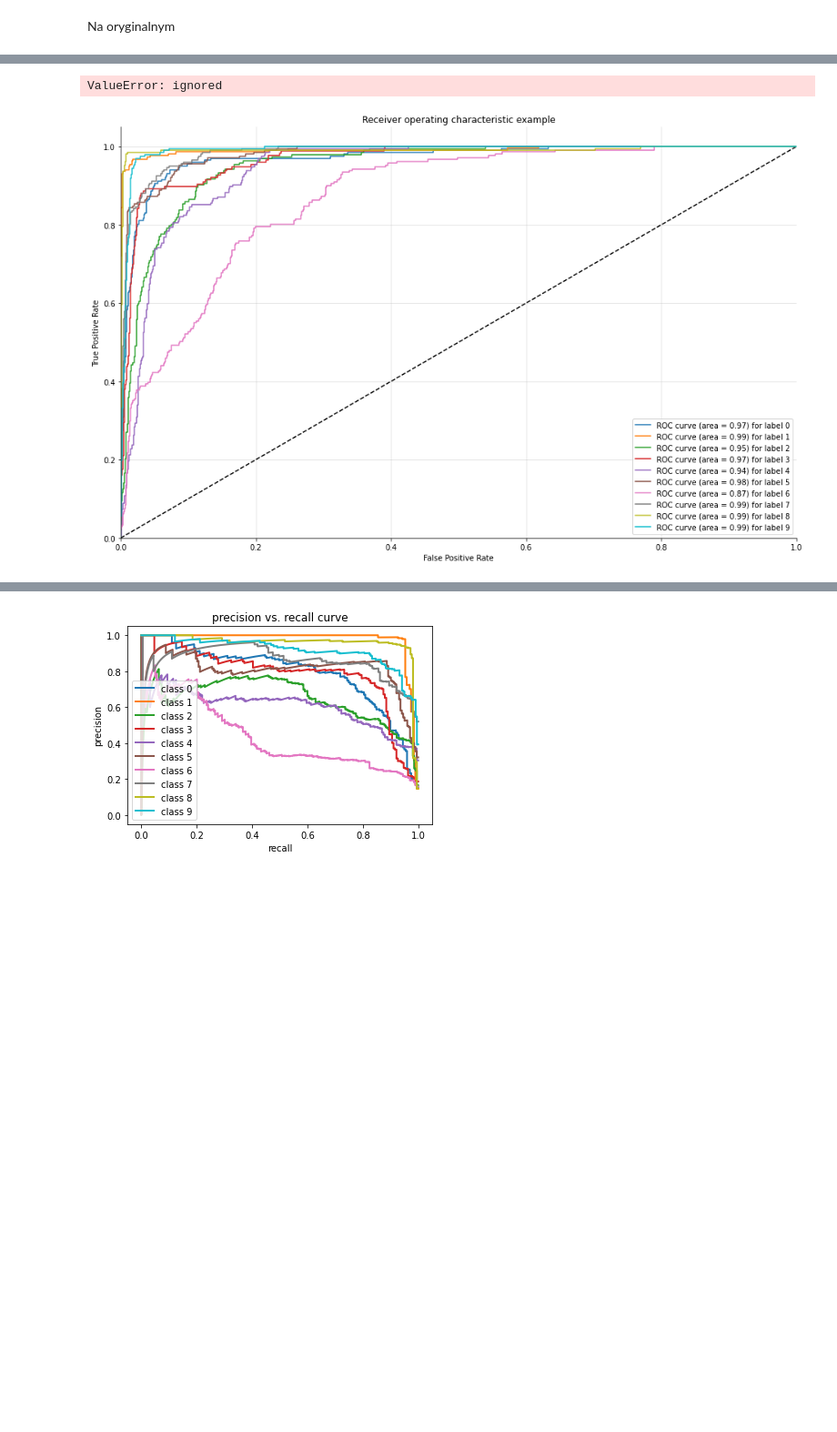
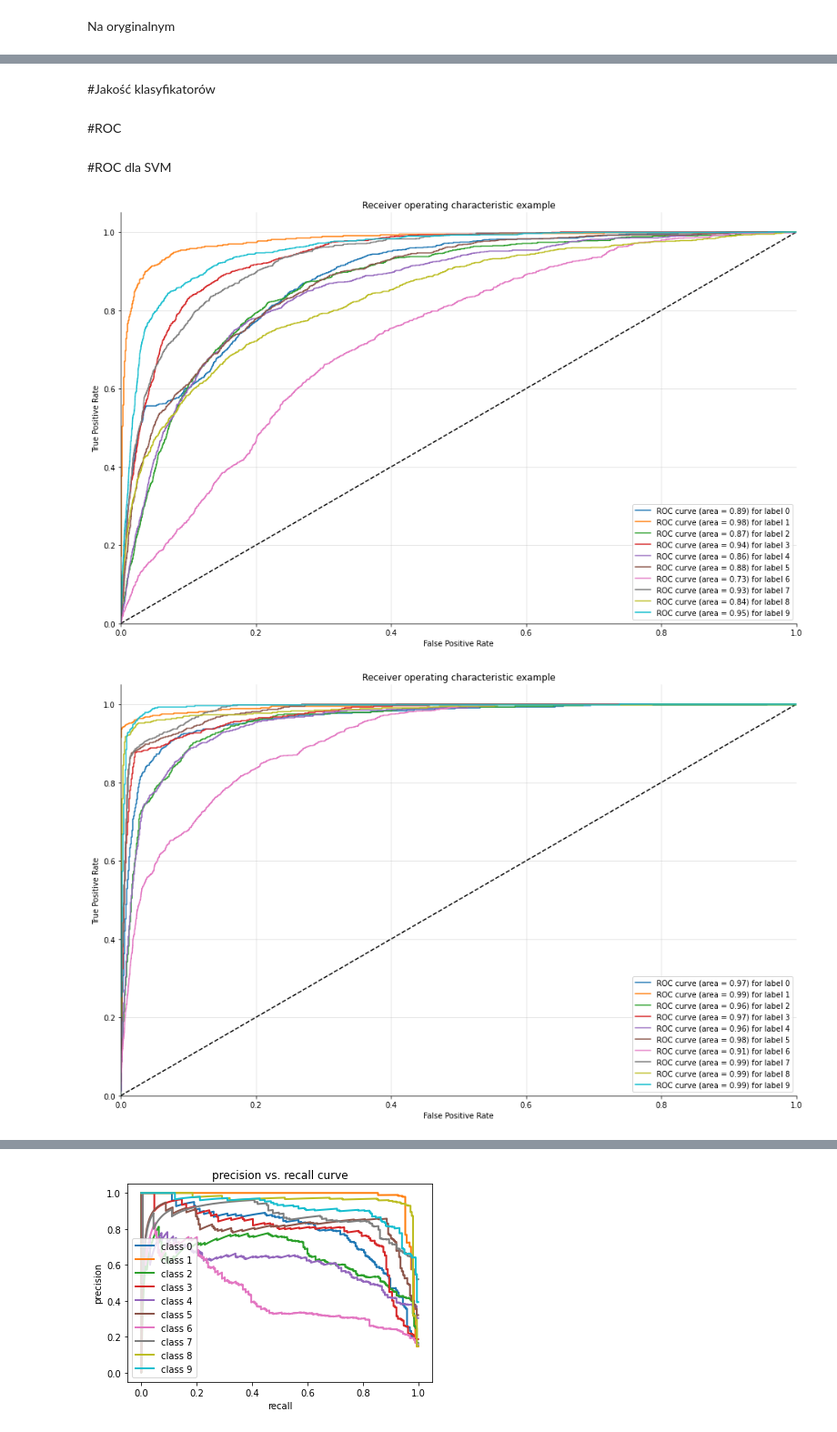
Before and after one commit to mnabywan/ML-project, a Jupyter notebook: MLproject.ipynb, the cells around one changed output, grey strips where cells are left out. Shown at 91% size. Cells and saved outputs as stored; diff of their text form; code cells hidden in the pictures; blank space fills up the shorter version.

```diff
--- a/MLproject.ipynb
+++ b/MLproject.ipynb
@@ -73,0 +169,3 @@ for dim in pca_dim:
+# %%
+encoded_imgs = encoder.predict(x_test)
+decoded_imgs = decoder.predict(encoded_imgs)
@@ -89,9 +220,10 @@ plt.show()
 # %% [markdown]
 ## AdaBoost
 # %%
-for size, dim in x_pca.keys():
-    x_train, x_test, y_train, y_test = train_test_split(x_pca[size, dim], y_pca[size], train_size=0.8)
-    classifier = AdaBoostClassifier(n_estimators=10, random_state=7)
-    classifier.fit(x_train, y_train)
-    print("SIZE = {}, DIMENSION = {}, SCORE = {}".format(size, dim, classifier.score(x_test, y_test)))
+for dim in dimensions:
+    for ep in epochs:
+      x_train, x_test, y_train, y_test = train_test_split(datasets[dim][ep][0], datasets[dim][ep][1], train_size=0.8)
+      classifier = AdaBoostClassifier(n_estimators=10, random_state=7)
+      classifier.fit(x_train, y_train)
+      print("DIMENSION = {}, EPOCHS = {}, SCORE = {}".format(dim, ep, classifier.score(x_test, y_test)))
 # %% [output]
@@ -119,9 +250,10 @@ classifier.score(x_test, y_test)
 # %% [markdown]
 ## SVM
 # %%
-for size, dim in x_pca.keys():
-    x_train, x_test, y_train, y_test = train_test_split(x_pca[size, dim], y_pca[size], train_size=0.8)
-    classifier = svm.SVC()
-    classifier.fit(x_train, y_train)
-    print("SIZE = {}, DIMENSION = {}, SCORE = {}".format(size, dim, classifier.score(x_test, y_test)))
+for dim in dimensions:
+    for ep in epochs:
+      x_train, x_test, y_train, y_test = train_test_split(datasets[dim][ep][0], datasets[dim][ep][1], train_size=0.8)
+      classifier = svm.SVC()
+      classifier.fit(x_train, y_train)
+      print("DIMENSION = {}, EPOCHS = {}, SCORE = {}".format(size, dim, classifier.score(x_test, y_test)))
 # %% [output]
@@ -167,9 +273,7 @@ def plot_roc(train_data, train_labels, test_data, test_labels, c, kernel):
-# %%
-for size, dim in x_pca.keys():
-    x_train, x_test, y_train, y_test = train_test_split(x_pca[(size, dim)], y_pca[size], train_size=0.8)
-    plot_roc(x_train, y_train, x_test, y_test, 1, 'rdf')
-# %% [output]
-ValueError: ignored
+# %% [markdown]
+#Jakość klasyfikatorów
+# %% [markdown]
+#ROC
 # %%
 def plot_multiclass_roc(clf, X_test, y_test, n_classes, figsize=(17, 6)):
     y_score = clf.decision_function(X_test)
@@ -199,13 +303,15 @@ def plot_multiclass_roc(clf, X_test, y_test, n_classes, figsize=(17, 6)):
     ax.grid(alpha=.4)
     sns.despine()
     plt.show()
+# %% [markdown]
+#ROC dla SVM
 # %%
-x_train, x_test, y_train, y_test = train_test_split(x_pca[(10000, 10)], y_pca[10000], train_size=0.8)
-
-classifier = svm.SVC()
-
-classifier.fit(x_train, y_train)
-
-plot_multiclass_roc(classifier, x_test, y_test, n_classes=10, figsize=(16, 10))
+for di in dimensions:
+  for ep in epochs:
+    x_train, x_test, y_train, y_test = train_test_split(datasets[di][ep][0], datasets[di][ep][1], train_size=0.8)
+    classifier = svm.SVC()
+    classifier.fit(x_train, y_train)
+    plot_multiclass_roc(classifier, x_test, y_test, n_classes=10, figsize=(16, 10))
 # %% [output]
-[figure, old version]
+[figure, new version]
+[figure, added]
```
Also changed, not shown: parts of 37 cells of this notebook.
